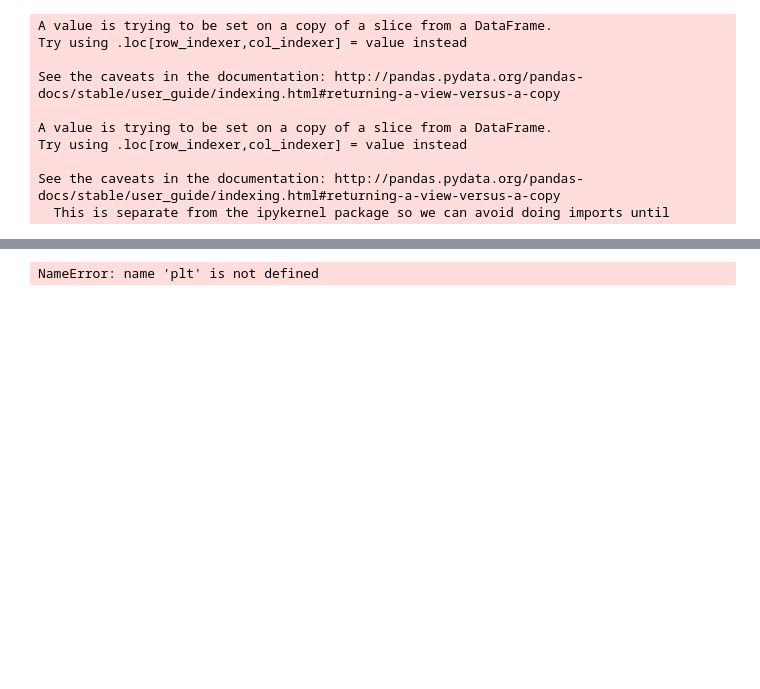
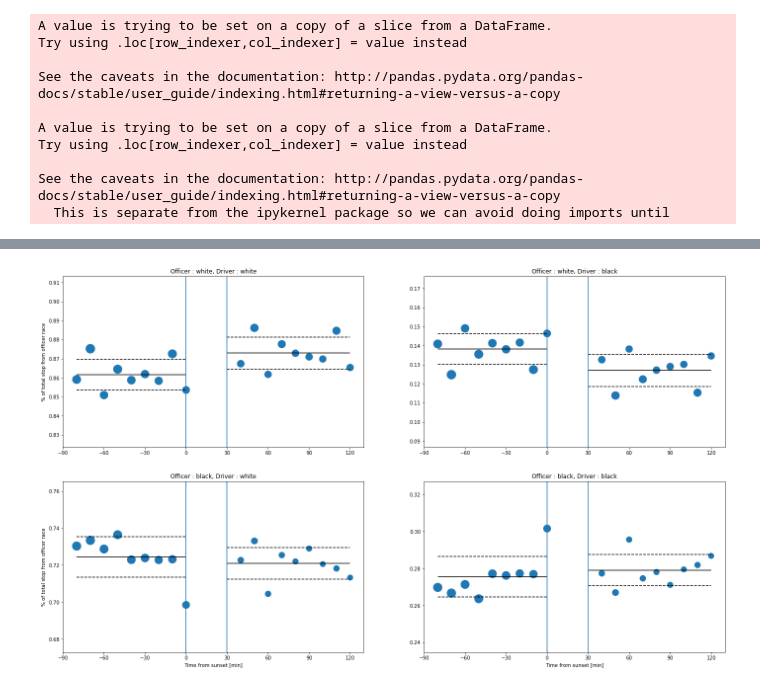
Before and after one commit to epfl-ada/ada-2020-project-milestone-p3-p3_adahn, a Jupyter notebook: extension.ipynb, the cells around one changed output, grey strips where cells are left out. Saved outputs shown, nothing was run; the diff lists cells and outputs as text; code cells hidden in the pictures; blank space fills up the shorter version.

```diff
--- a/extension.ipynb
+++ b/extension.ipynb
@@ -302,9 +291,8 @@ df_veil_sunset=df_veil_sunset.groupby(['officer_race', 'time_sunset']).sum()
 sum_row_list = [] #for the size of the rounds
 sum_row = 0
 for row in df_veil_sunset.iterrows() :
-    sum_row = row[1]['subject_race_black']+row[1]['subject_race_hispanic']+row[1]['subject_race_white']
+    sum_row = row[1]['subject_race_black']+row[1]['subject_race_white']
     row[1]['subject_race_black']/= sum_row
-    row[1]['subject_race_hispanic']/= sum_row
     row[1]['subject_race_white']/= sum_row
     sum_row_list.append(sum_row)
 df_veil_sunset['sum_row']=sum_row_list
@@ -339,24 +343,24 @@ def draw(ax, df, race_officer, race_subject, sum_row_list, size) :
 # %%
 # Let's plot now the dataset
 fig = plt.figure(figsize=(24, 14))
 
 ax1 = fig.add_subplot(221)
 ax2 = fig.add_subplot(222)
 
 ax3 = fig.add_subplot(223)
 ax4 = fig.add_subplot(224)
 
 draw(ax1 , df_veil_sunset, 'white', 'subject_race_white', sum_row_list, 200)
 draw(ax2 , df_veil_sunset, 'white', 'subject_race_black', sum_row_list, 200)
 
-draw(ax3 , df_veil_sunset, 'black', 'subject_race_white', sum_row_list, 50)
-draw(ax4 , df_veil_sunset, 'black', 'subject_race_black', sum_row_list, 50)
+draw(ax3 , df_veil_sunset, 'black', 'subject_race_white', sum_row_list, 20)
+draw(ax4 , df_veil_sunset, 'black', 'subject_race_black', sum_row_list, 20)
 
 ax3.set_xlabel('Time from sunset [min]')
 ax4.set_xlabel('Time from sunset [min]')
 ax1.set_ylabel('% of total stop from officer race')
 ax3.set_ylabel('% of total stop from officer race')
 
 plt.show()
 # %% [output]
-NameError: name 'plt' is not defined
+[figure, added]
```
Also changed, not shown: parts of 13 cells of this notebook.
